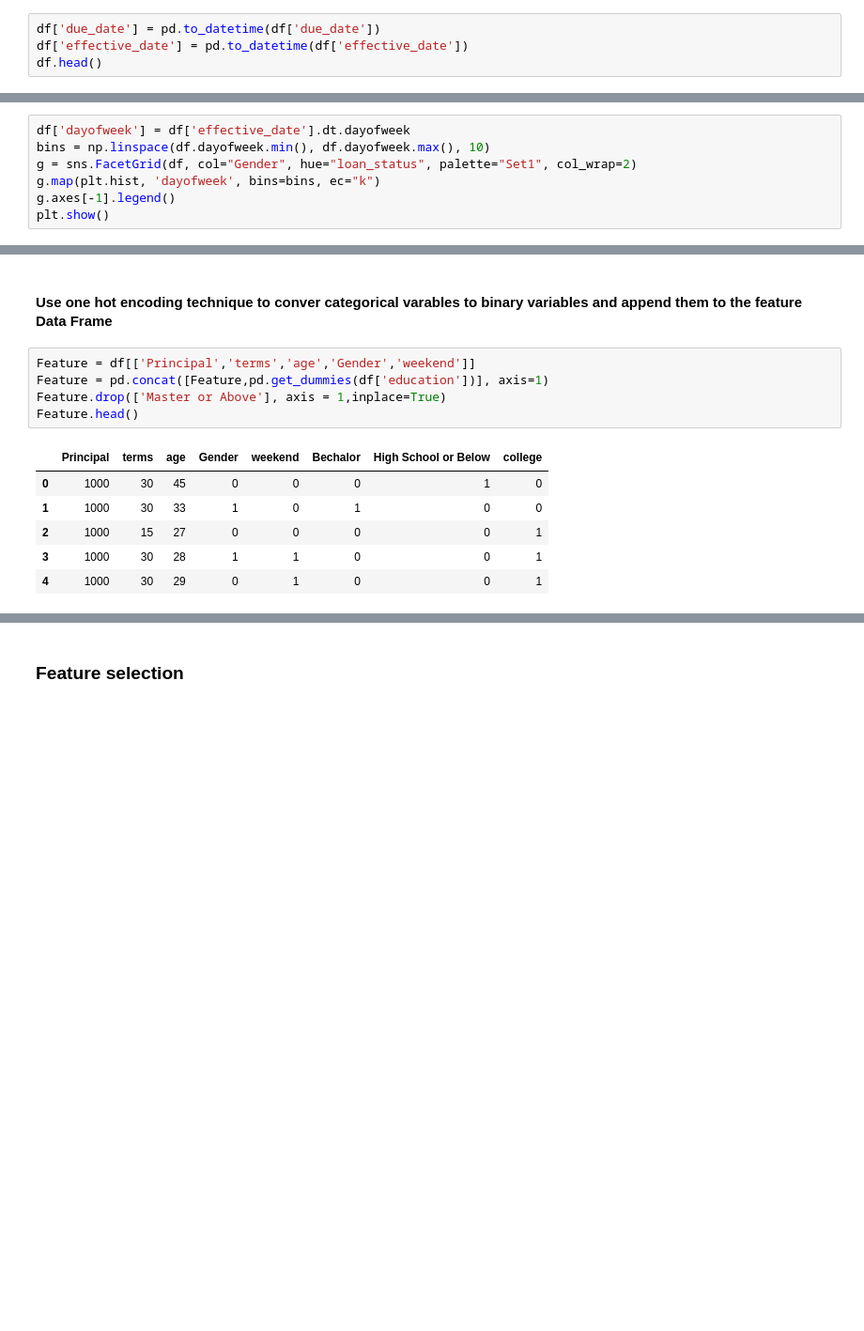
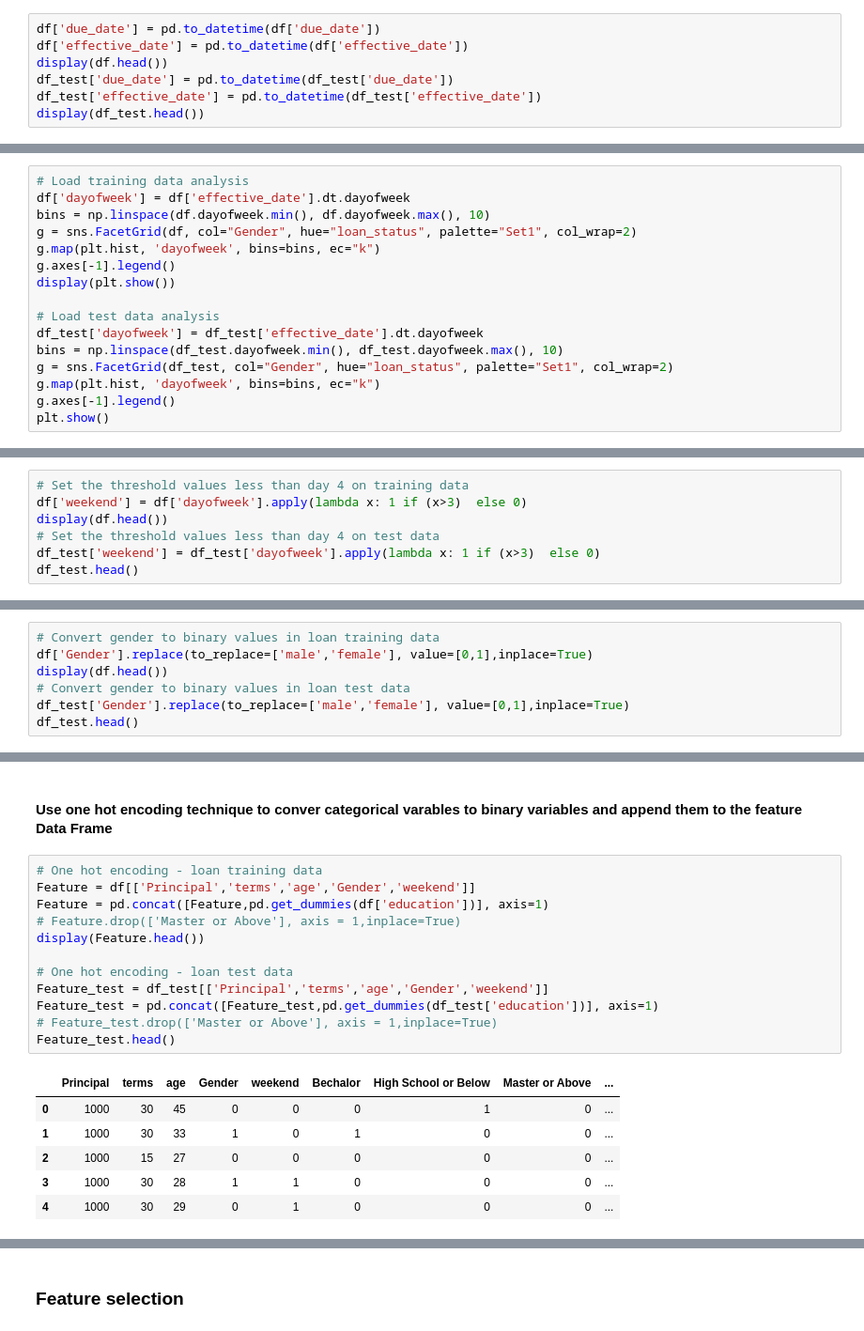
Before and after one commit to bugbare/ibm-ml-capstone, a Jupyter notebook: Machine Learning with Python (IBM).ipynb, the cells around one changed output, grey strips where cells are left out. Shown at 94% size. Cells and saved outputs as stored; diff of their text form; blank space fills up the shorter version.

```diff
--- a/Machine Learning with Python (IBM).ipynb
+++ b/Machine Learning with Python (IBM).ipynb
@@ -69,7 +88,10 @@ df.shape
 # %%
 df['due_date'] = pd.to_datetime(df['due_date'])
 df['effective_date'] = pd.to_datetime(df['effective_date'])
-df.head()
+display(df.head())
+df_test['due_date'] = pd.to_datetime(df_test['due_date'])
+df_test['effective_date'] = pd.to_datetime(df_test['effective_date'])
+display(df_test.head())
 # %% [output]
 |  | Unnamed: 0 | Unnamed: 0.1 | loan_status | Principal | terms | effective_date | due_date | age | ... |
 | 0 | 0 | 0 | PAIDOFF | 1000 | 30 | 2016-09-08 | 2016-10-07 | 45 | ... |
@@ -137,11 +178,20 @@ plt.show()
 # %% [markdown]
 ### Lets look at the day of the week people get the loan
 # %%
+# Load training data analysis
 df['dayofweek'] = df['effective_date'].dt.dayofweek
 bins = np.linspace(df.dayofweek.min(), df.dayofweek.max(), 10)
 g = sns.FacetGrid(df, col="Gender", hue="loan_status", palette="Set1", col_wrap=2)
 g.map(plt.hist, 'dayofweek', bins=bins, ec="k")
 g.axes[-1].legend()
+display(plt.show())
+
+# Load test data analysis
+df_test['dayofweek'] = df_test['effective_date'].dt.dayofweek
+bins = np.linspace(df_test.dayofweek.min(), df_test.dayofweek.max(), 10)
+g = sns.FacetGrid(df_test, col="Gender", hue="loan_status", palette="Set1", col_wrap=2)
+g.map(plt.hist, 'dayofweek', bins=bins, ec="k")
+g.axes[-1].legend()
 plt.show()
 # %% [output]
 [figure]
@@ -159,0 +202,7 @@ df.head()
+# %%
+# Set the threshold values less than day 4 on training data
+df['weekend'] = df['dayofweek'].apply(lambda x: 1 if (x>3)  else 0)
+display(df.head())
+# Set the threshold values less than day 4 on test data
+df_test['weekend'] = df_test['dayofweek'].apply(lambda x: 1 if (x>3)  else 0)
+df_test.head()
@@ -186,0 +248,7 @@ df.head()
+# %%
+# Convert gender to binary values in loan training data
+df['Gender'].replace(to_replace=['male','female'], value=[0,1],inplace=True)
+display(df.head())
+# Convert gender to binary values in loan test data
+df_test['Gender'].replace(to_replace=['male','female'], value=[0,1],inplace=True)
+df_test.head()
@@ -214,14 +311,21 @@ df[['Principal','terms','age','Gender','education']].head()
 # %% [markdown]
 #### Use one hot encoding technique to conver categorical varables to binary variables and append them to the feature Data Frame
 # %%
+# One hot encoding - loan training data
 Feature = df[['Principal','terms','age','Gender','weekend']]
 Feature = pd.concat([Feature,pd.get_dummies(df['education'])], axis=1)
-Feature.drop(['Master or Above'], axis = 1,inplace=True)
-Feature.head()
+# Feature.drop(['Master or Above'], axis = 1,inplace=True)
+display(Feature.head())
+
+# One hot encoding - loan test data
+Feature_test = df_test[['Principal','terms','age','Gender','weekend']]
+Feature_test = pd.concat([Feature_test,pd.get_dummies(df_test['education'])], axis=1)
+# Feature_test.drop(['Master or Above'], axis = 1,inplace=True)
+Feature_test.head()
 # %% [output]
-|  | Principal | terms | age | Gender | weekend | Bechalor | High School or Below | college |
-| 0 | 1000 | 30 | 45 | 0 | 0 | 0 | 1 | 0 |
-| 1 | 1000 | 30 | 33 | 1 | 0 | 1 | 0 | 0 |
-| 2 | 1000 | 15 | 27 | 0 | 0 | 0 | 0 | 1 |
-| 3 | 1000 | 30 | 28 | 1 | 1 | 0 | 0 | 1 |
-| 4 | 1000 | 30 | 29 | 0 | 1 | 0 | 0 | 1 |
+|  | Principal | terms | age | Gender | weekend | Bechalor | High School or Below | Master or Above | ... |
+| 0 | 1000 | 30 | 45 | 0 | 0 | 0 | 1 | 0 | ... |
+| 1 | 1000 | 30 | 33 | 1 | 0 | 1 | 0 | 0 | ... |
+| 2 | 1000 | 15 | 27 | 0 | 0 | 0 | 0 | 0 | ... |
+| 3 | 1000 | 30 | 28 | 1 | 1 | 0 | 0 | 0 | ... |
+| 4 | 1000 | 30 | 29 | 0 | 1 | 0 | 0 | 0 | ... |
```
Also changed, not shown: parts of 28 cells of this notebook.
